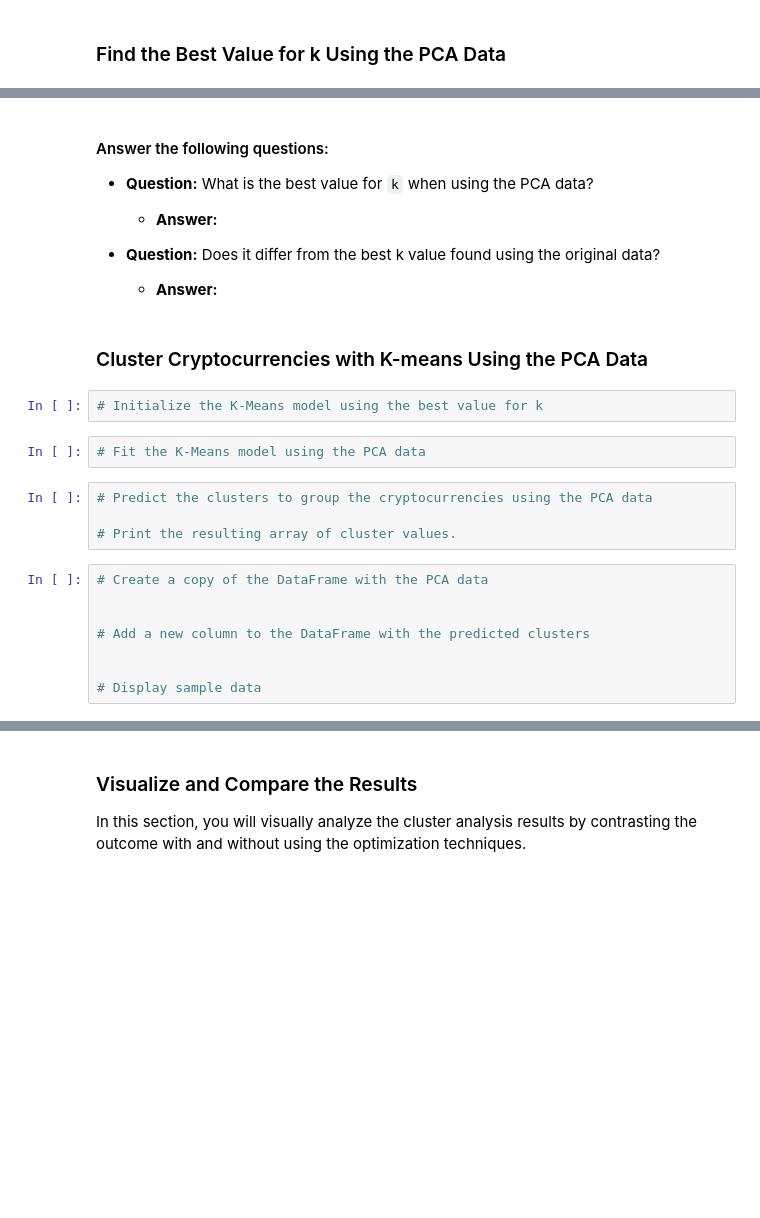
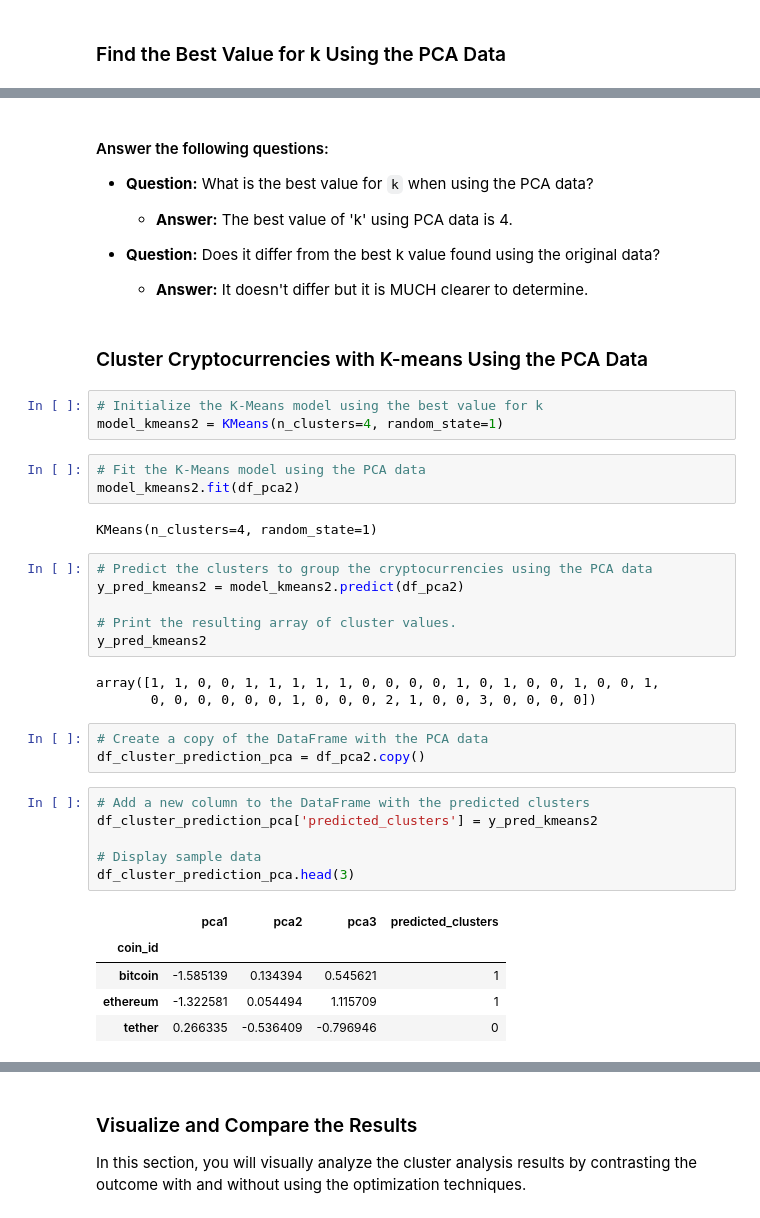
Before and after one commit to wallago-caite/CryptoClustering, a Jupyter notebook: Starter_Code/Crypto_Clustering.ipynb, the cells around one changed output, grey strips where cells are left out. Saved outputs shown, nothing was run; the diff lists cells and outputs as text; blank space fills up the shorter version.

```diff
--- a/Starter_Code/Crypto_Clustering.ipynb
+++ b/Starter_Code/Crypto_Clustering.ipynb
@@ -363,30 +389,46 @@ df_pca2.head(5)
 
 * **Question:** What is the best value for `k` when using the PCA data?
 
-  * **Answer:**
+  * **Answer:** The best value of 'k' using PCA data is 4.
 
 
 * **Question:** Does it differ from the best k value found using the original data?
 
-  * **Answer:**
+  * **Answer:** It doesn't differ but it is MUCH clearer to determine.
 # %% [markdown]
 ### Cluster Cryptocurrencies with K-means Using the PCA Data
 # %%
 # Initialize the K-Means model using the best value for k
+model_kmeans2 = KMeans(n_clusters=4, random_state=1)
 # %%
 # Fit the K-Means model using the PCA data
+model_kmeans2.fit(df_pca2)
+# %% [output]
+KMeans(n_clusters=4, random_state=1)
 # %%
 # Predict the clusters to group the cryptocurrencies using the PCA data
+y_pred_kmeans2 = model_kmeans2.predict(df_pca2)
 
 # Print the resulting array of cluster values.
+y_pred_kmeans2
+# %% [output]
+array([1, 1, 0, 0, 1, 1, 1, 1, 1, 0, 0, 0, 0, 1, 0, 1, 0, 0, 1, 0, 0, 1,
+       0, 0, 0, 0, 0, 0, 1, 0, 0, 0, 2, 1, 0, 0, 3, 0, 0, 0, 0])
+# %%
+# Create a copy of the DataFrame with the PCA data
+df_cluster_prediction_pca = df_pca2.copy()
 # %%
-# Create a copy of the DataFrame with the PCA data
-
-
 # Add a new column to the DataFrame with the predicted clusters
-
+df_cluster_prediction_pca['predicted_clusters'] = y_pred_kmeans2
 
 # Display sample data
+df_cluster_prediction_pca.head(3)
+# %% [output]
+|  | pca1 | pca2 | pca3 | predicted_clusters |
+| coin_id |  |  |  |  |
+| bitcoin | -1.585139 | 0.134394 | 0.545621 | 1 |
+| ethereum | -1.322581 | 0.054494 | 1.115709 | 1 |
+| tether | 0.266335 | -0.536409 | -0.796946 | 0 |
 # %%
 # Create a scatter plot using hvPlot by setting
 # `x="PC1"` and `y="PC2"`.
```
Also changed, not shown: parts of 10 cells of this notebook.
